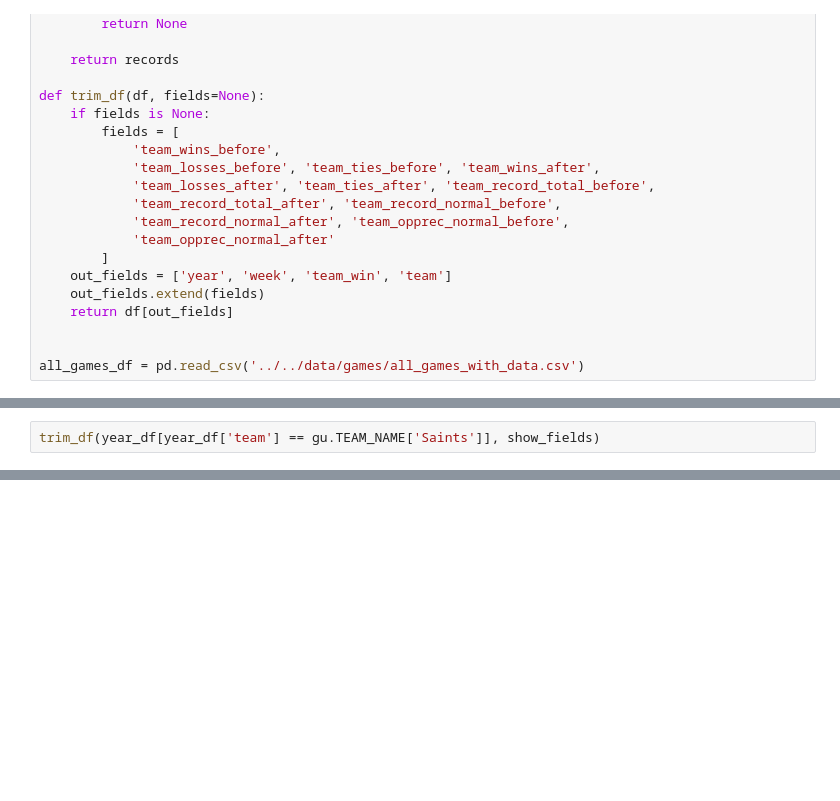
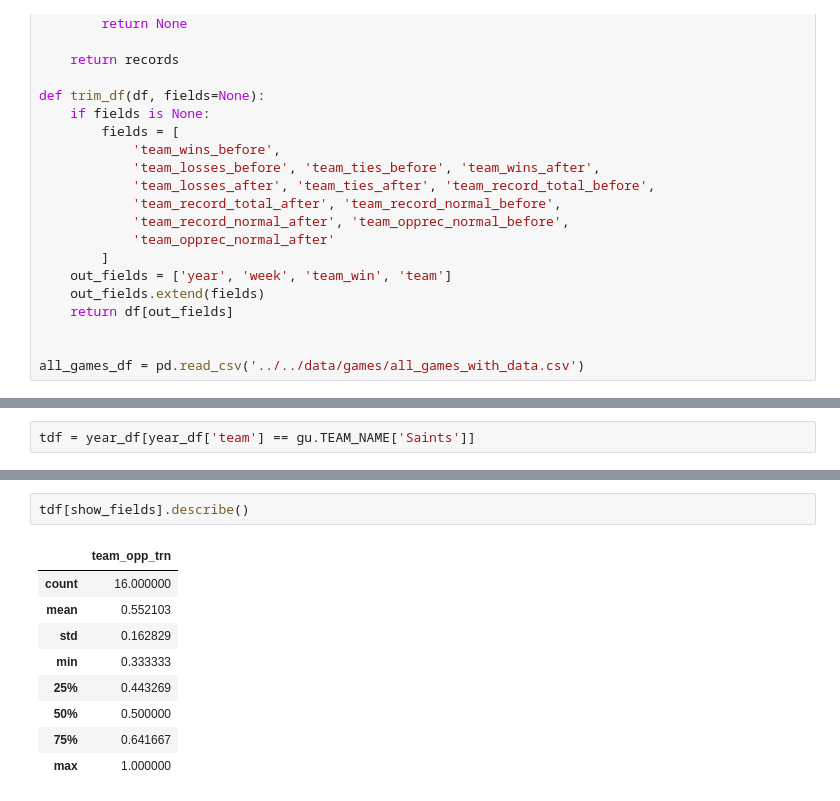
Before and after one commit to bladnman/footballing, a Jupyter notebook: src/dev/aggregates.ipynb, the cells around one changed output, grey strips where cells are left out. Drawn from its saved outputs; the diff is of its cells as text; blank space fills up the shorter version.

```diff
--- a/src/dev/aggregates.ipynb
+++ b/src/dev/aggregates.ipynb
@@ -235,2 +294,2 @@ year_df = get_year_df(YEAR, agp_df)
 # %%
-trim_df(year_df[year_df['team'] == gu.TEAM_NAME['Saints']], show_fields)
+tdf = year_df[year_df['team'] == gu.TEAM_NAME['Saints']]
@@ -431,0 +296,12 @@ trim_df(team_df, show_fields)
+# %%
+tdf[show_fields].describe()
+# %% [output]
+|  | team_opp_trn |
+| count | 16.000000 |
+| mean | 0.552103 |
+| std | 0.162829 |
+| min | 0.333333 |
+| 25% | 0.443269 |
+| 50% | 0.500000 |
+| 75% | 0.641667 |
+| max | 1.000000 |
```
Also changed, not shown: parts of 15 cells of this notebook.
